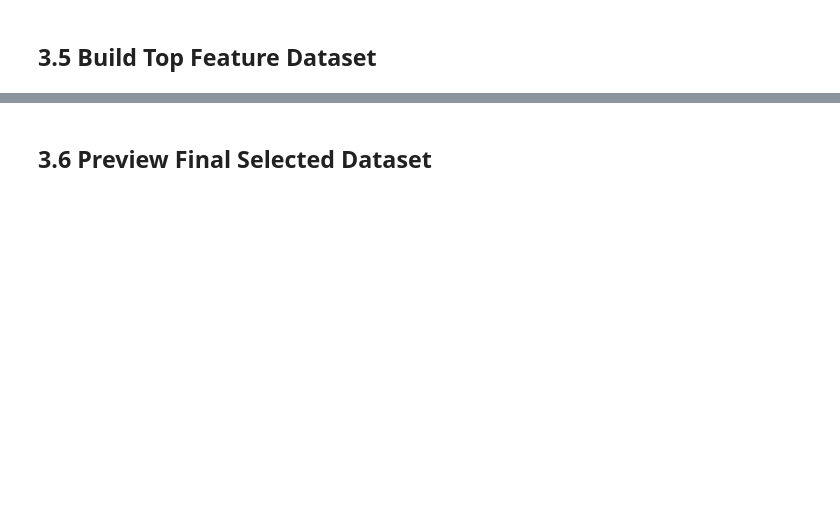
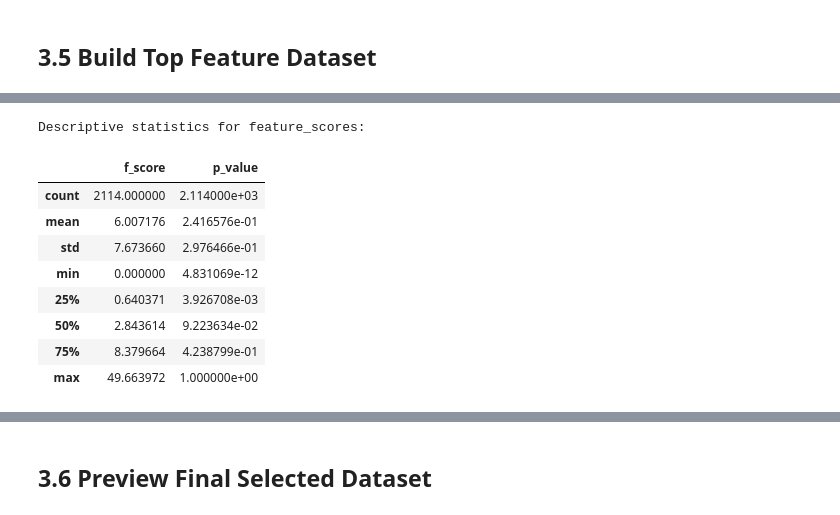
Before and after one commit to akbar527/Akbar, a Jupyter notebook: 3_RecA_Feature_Selection_and_RFE_Benchmark_Workflow.ipynb, the cells around one changed output, grey strips where cells are left out. Saved outputs shown, nothing was run; the diff lists cells and outputs as text; code cells hidden in the pictures; blank space fills up the shorter version.

```diff
--- a/3_RecA_Feature_Selection_and_RFE_Benchmark_Workflow.ipynb
+++ b/3_RecA_Feature_Selection_and_RFE_Benchmark_Workflow.ipynb
@@ -432,0 +524,14 @@ print('Saved top feature dataset to:', TOP_FEATURE_FILE)
+# %%
+print('Descriptive statistics for feature_scores:')
+display(feature_scores.describe())
+# %% [output]
+Descriptive statistics for feature_scores:
+|  | f_score | p_value |
+| count | 2114.000000 | 2.114000e+03 |
+| mean | 6.007176 | 2.416576e-01 |
+| std | 7.673660 | 2.976466e-01 |
+| min | 0.000000 | 4.831069e-12 |
+| 25% | 0.640371 | 3.926708e-03 |
+| 50% | 2.843614 | 9.223634e-02 |
+| 75% | 8.379664 | 4.238799e-01 |
+| max | 49.663972 | 1.000000e+00 |
```
Also changed, not shown: parts of 13 cells of this notebook.
